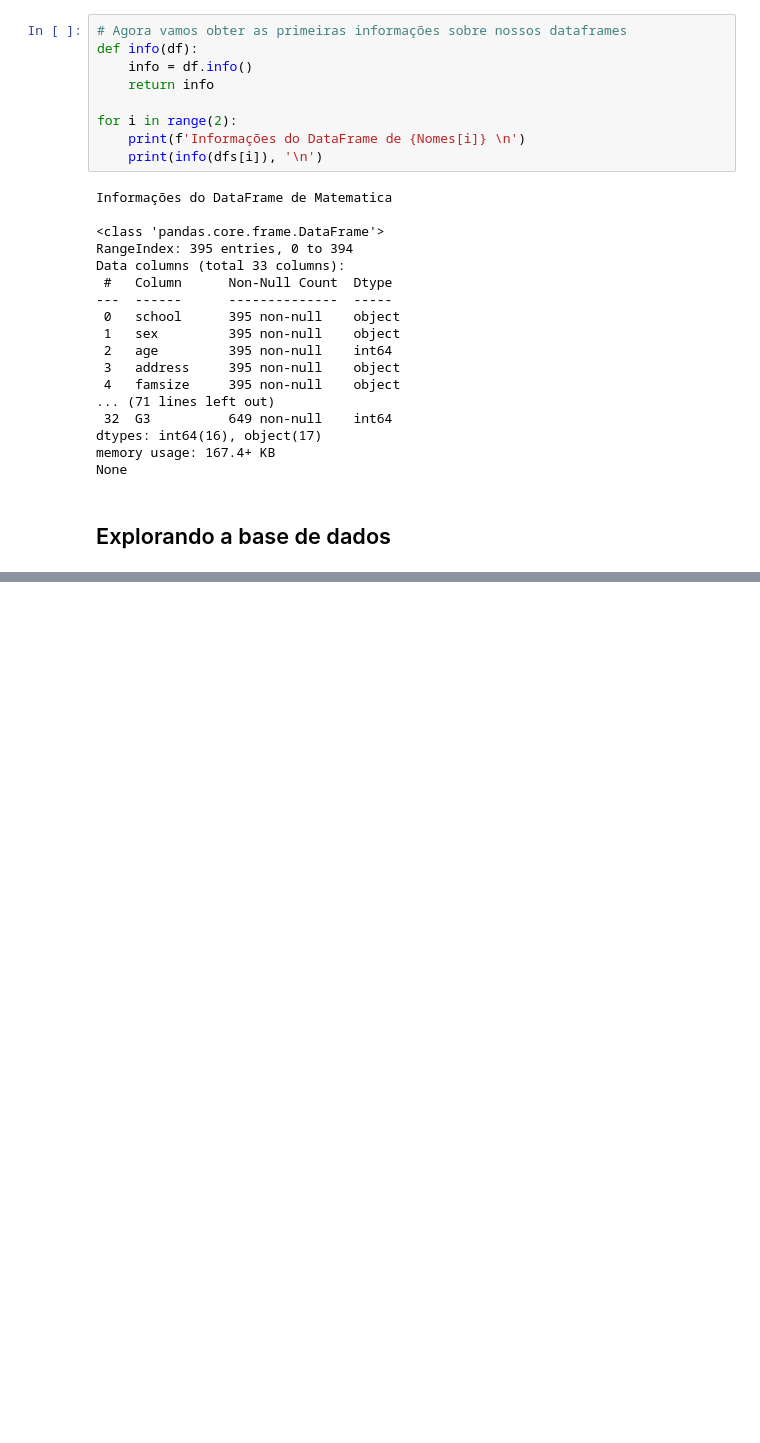
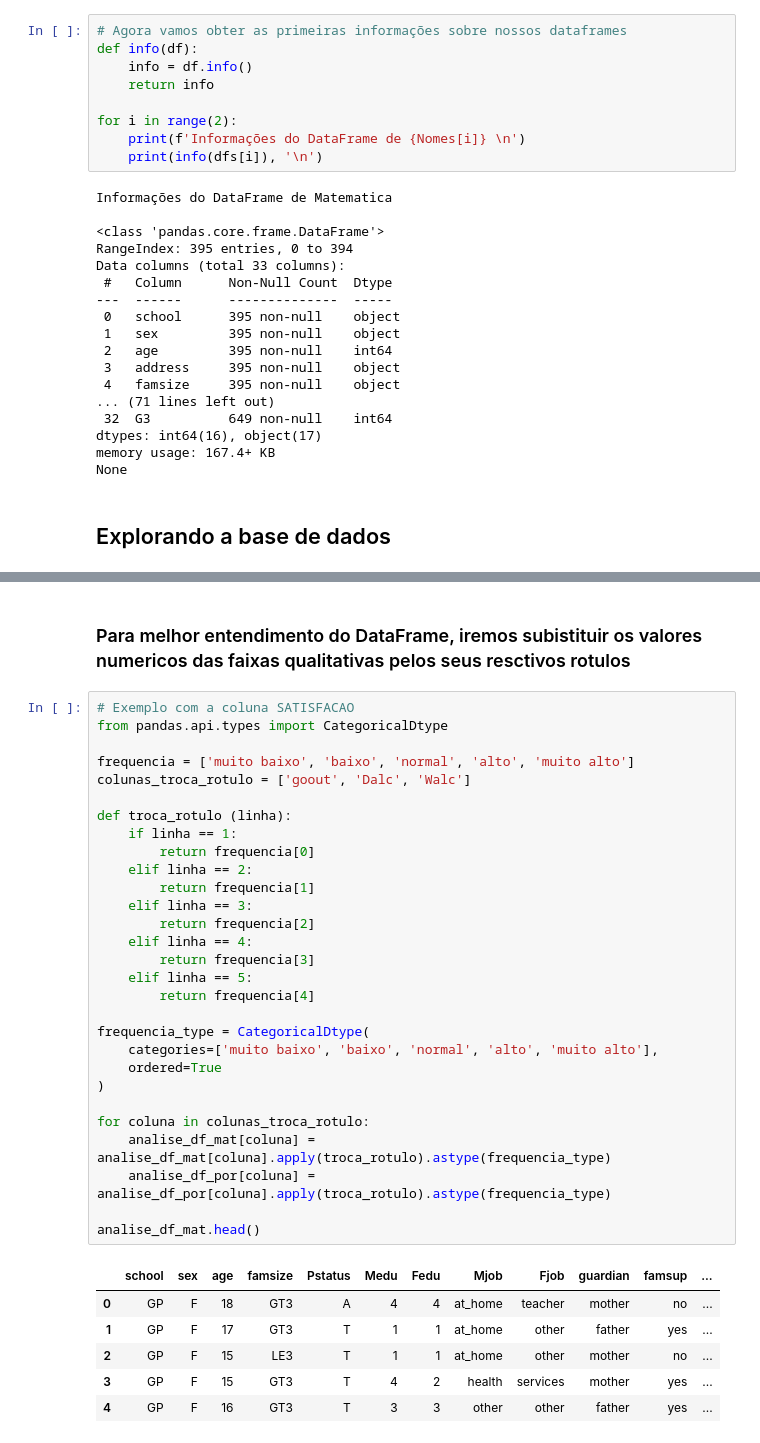
Before and after one commit to wilgnerl/Projeto2-Cdados, a Jupyter notebook: src/Projeto_2_Ciencia_de_dados.ipynb, the cells around one changed output, grey strips where cells are left out. Drawn from its saved outputs; the diff is of its cells as text; blank space fills up the shorter version.

```diff
--- a/src/Projeto_2_Ciencia_de_dados.ipynb
+++ b/src/Projeto_2_Ciencia_de_dados.ipynb
@@ -456,0 +491,38 @@ df_mat.head()
+# %% [markdown]
+### Para melhor entendimento do DataFrame, iremos subistituir os valores numericos das faixas qualitativas pelos seus resctivos rotulos
+# %%
+# Exemplo com a coluna SATISFACAO
+from pandas.api.types import CategoricalDtype
+
+frequencia = ['muito baixo', 'baixo', 'normal', 'alto', 'muito alto']
+colunas_troca_rotulo = ['goout', 'Dalc', 'Walc']
+
+def troca_rotulo (linha):
+    if linha == 1:
+        return frequencia[0]
+    elif linha == 2:
+        return frequencia[1]
+    elif linha == 3:
+        return frequencia[2]
+    elif linha == 4:
+        return frequencia[3]
+    elif linha == 5:
+        return frequencia[4]
+
+frequencia_type = CategoricalDtype(
+    categories=['muito baixo', 'baixo', 'normal', 'alto', 'muito alto'],
+    ordered=True
+)
+
+for coluna in colunas_troca_rotulo:
+    analise_df_mat[coluna] = analise_df_mat[coluna].apply(troca_rotulo).astype(frequencia_type)
+    analise_df_por[coluna] = analise_df_por[coluna].apply(troca_rotulo).astype(frequencia_type)
+
+analise_df_mat.head()
+# %% [output]
+|  | school | sex | age | famsize | Pstatus | Medu | Fedu | Mjob | Fjob | guardian | famsup | ... |
+| 0 | GP | F | 18 | GT3 | A | 4 | 4 | at_home | teacher | mother | no | ... |
+| 1 | GP | F | 17 | GT3 | T | 1 | 1 | at_home | other | father | yes | ... |
+| 2 | GP | F | 15 | LE3 | T | 1 | 1 | at_home | other | mother | no | ... |
+| 3 | GP | F | 15 | GT3 | T | 4 | 2 | health | services | mother | yes | ... |
+| 4 | GP | F | 16 | GT3 | T | 3 | 3 | other | other | father | yes | ... |
```
Also changed, not shown: parts of 29 cells of this notebook.
